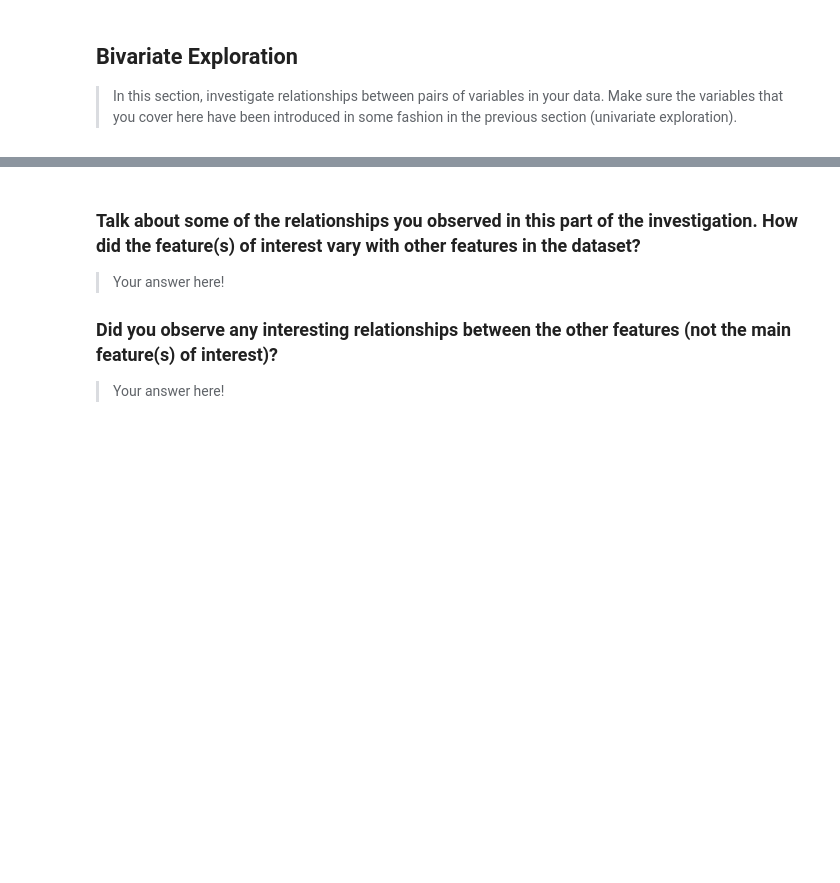
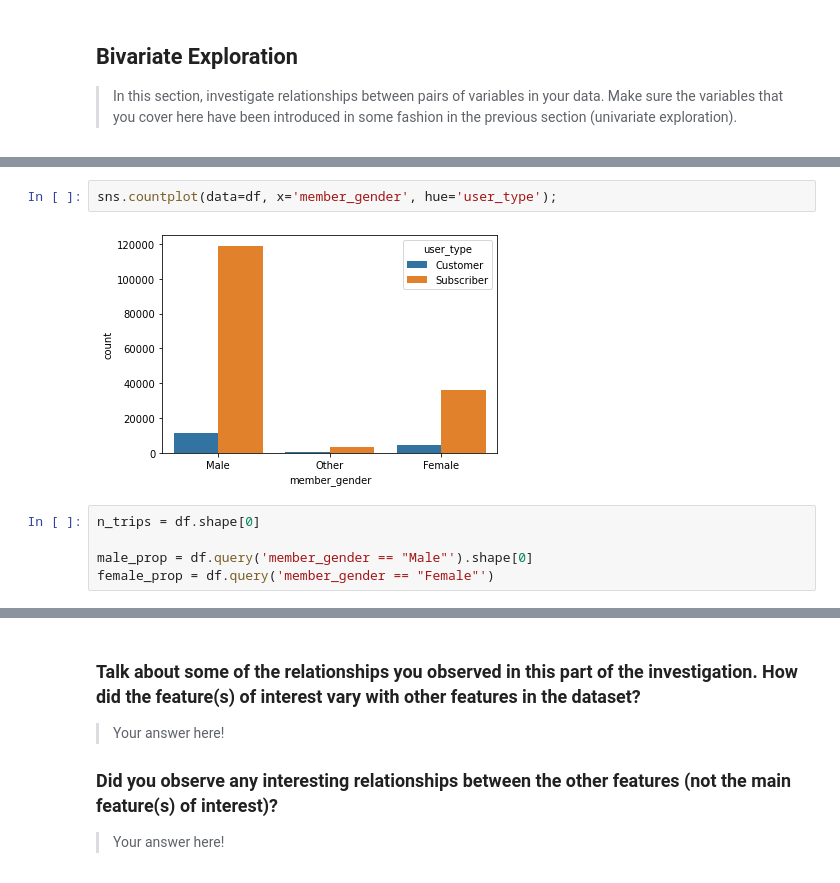
Before and after one commit to tharcyla/communicate-data-findings, a Jupyter notebook: Part_I_Exploration.ipynb, the cells around one changed output, grey strips where cells are left out. Cells and saved outputs as stored; diff of their text form; blank space fills up the shorter version.

```diff
--- a/Part_I_Exploration.ipynb
+++ b/Part_I_Exploration.ipynb
@@ -714,0 +741,9 @@ fashion in the previous section (univariate exploration).
+# %%
+sns.countplot(data=df, x='member_gender', hue='user_type');
+# %% [output]
+[figure, added]
+# %%
+n_trips = df.shape[0]
+
+male_prop = df.query('member_gender == "Male"').shape[0]
+female_prop = df.query('member_gender == "Female"')
```
Also changed, not shown: parts of 14 cells of this notebook.
